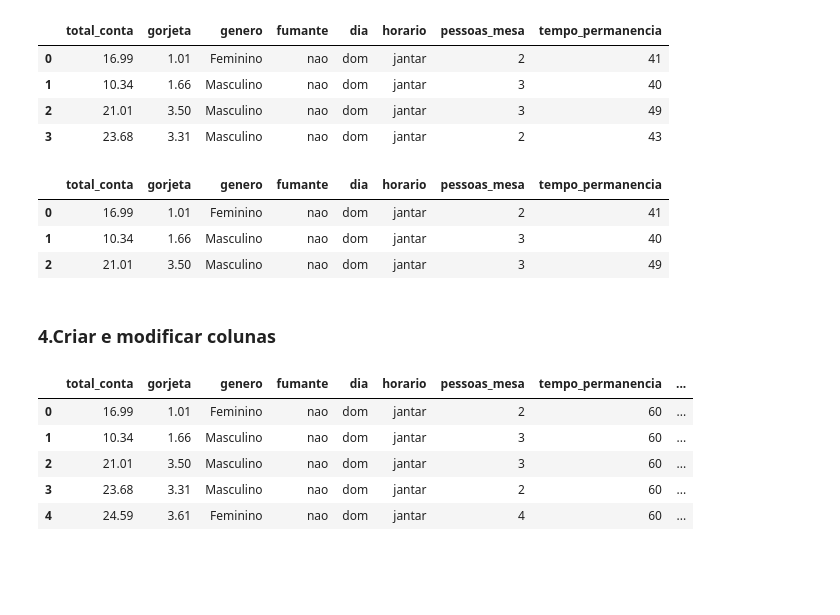
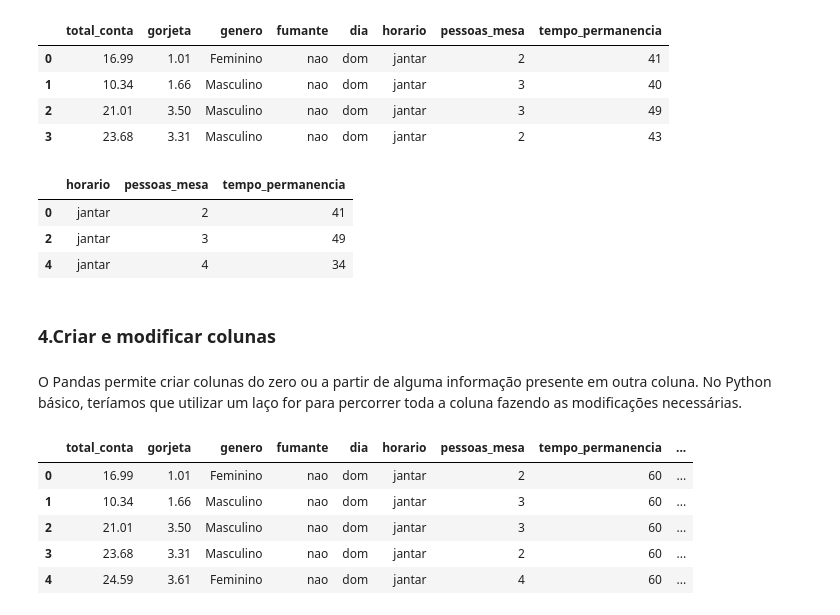
Before and after one commit to andreiporfiro/intro_python_verao_ime_2023, a Jupyter notebook: notebooks/aula02.ipynb, the cells around one changed output. Cells and saved outputs as stored; diff of their text form; code cells hidden in the pictures; blank space fills up the shorter version.

```diff
--- a/notebooks/aula02.ipynb
+++ b/notebooks/aula02.ipynb
@@ -664,16 +692,18 @@ df.loc[0:3] # pega valor do ultimo índice
 | 3 | 23.68 | 3.31 | Masculino | nao | dom | jantar | 2 | 43 |
 # %%
 # resgatando as primeiras três linhas do dataset
-df.iloc[0:3] # não pega o valor do último índice
-# df.iloc[:, 1:3] # todos os dados da segunda e terceira coluna
-# df.iloc[[0,2,4], 5:8] # 1º,3º e 5º elementos e 6ª a 8ª colunas
+# df.iloc[0:3] # não pega o valor do último índice (comum do Python)
+# df.iloc[:, 1:3] # todos os dados da primeira a segunda coluna (intervalo aberto na direita)
+df.iloc[[0,2,4], 5:8] # 1º,3º e 5º elementos (índices 0, 2 e 4) e 6ª a 8ª colunas (índices 5, 6 e 7)
 # %% [output]
-|  | total_conta | gorjeta | genero | fumante | dia | horario | pessoas_mesa | tempo_permanencia |
-| 0 | 16.99 | 1.01 | Feminino | nao | dom | jantar | 2 | 41 |
-| 1 | 10.34 | 1.66 | Masculino | nao | dom | jantar | 3 | 40 |
-| 2 | 21.01 | 3.50 | Masculino | nao | dom | jantar | 3 | 49 |
+|  | horario | pessoas_mesa | tempo_permanencia |
+| 0 | jantar | 2 | 41 |
+| 2 | jantar | 3 | 49 |
+| 4 | jantar | 4 | 34 |
 # %% [markdown]
 ### 4.Criar e modificar colunas
+# %% [markdown]
+O Pandas permite criar colunas do zero ou a partir de alguma informação presente em outra coluna. No Python básico, teríamos que utilizar um laço for para percorrer toda a coluna fazendo as modificações necessárias.
 # %%
 # podemos executar diretamente a operação necessária na coluna desejada linha a linha.
 df2['total_conta_reais'] = df2['total_conta']*5.20
```
Also changed, not shown: parts of 58 cells of this notebook, 2 other files.
